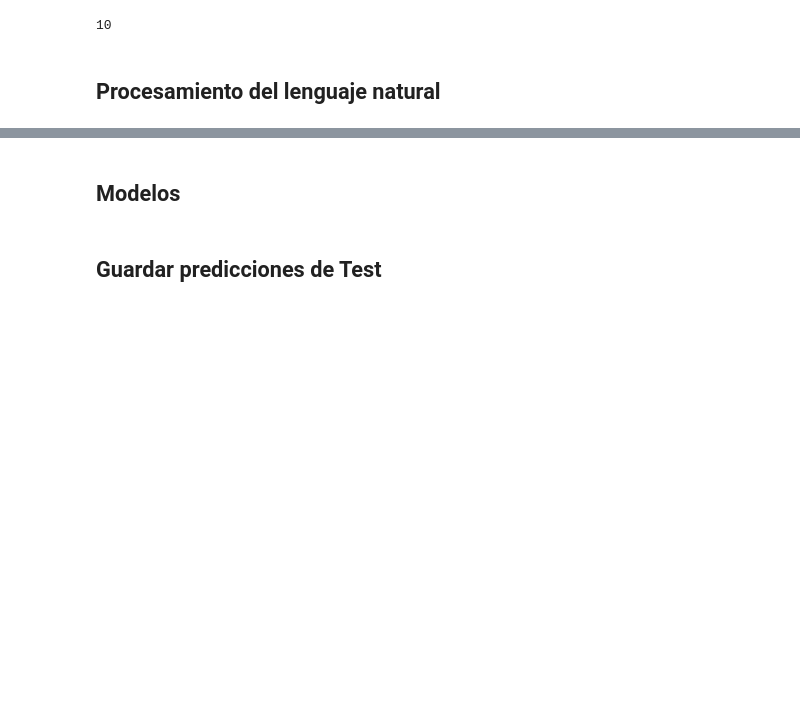
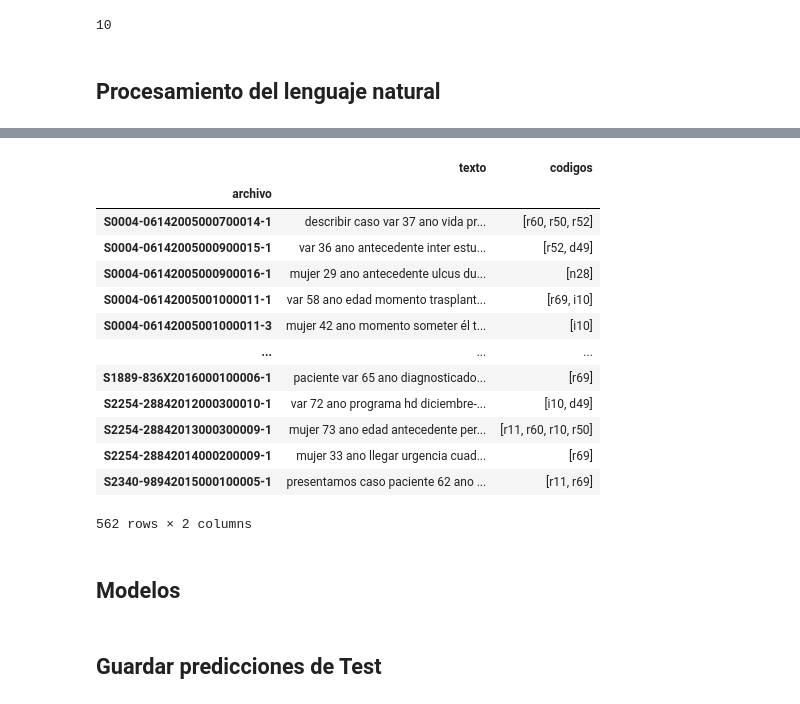
Before and after one commit to oscabaAED/MedChallenge-NLP, a Jupyter notebook: MedChallenge_alumno_GrupoXX.ipynb, the cells around one changed output, grey strips where cells are left out. Cells and saved outputs as stored; diff of their text form; code cells hidden in the pictures; blank space fills up the shorter version.

```diff
--- a/MedChallenge_alumno_GrupoXX.ipynb
+++ b/MedChallenge_alumno_GrupoXX.ipynb
@@ -128,3 +166,37 @@ print(num_classes[0])
+# %%
+import spacy
+nlp=spacy.load("es_core_news_md")
+def normalize_document(doc):
+    # separamos en tokens
+    tokens = nlp(doc)
+    # quitamos puntuación/espacios y stopwords
+    filtered_tokens = [
+    t.lemma_.lower()
+    for t in tokens
+    if not t.is_stop and not t.is_punct and not t.is_space
+    ]
+    # juntamos de nuevo en una cadena
+    doc = ' '.join(filtered_tokens)
+    return doc
+
+df_train_clean["texto"] = df_train_clean["texto"].apply(normalize_document)
+
+df_train_clean
+# %% [output]
+|  | texto | codigos |
+| archivo |  |  |
+| S0004-06142005000700014-1 | describir caso var 37 ano vida pr... | [r60, r50, r52] |
+| S0004-06142005000900015-1 | var 36 ano antecedente inter estu... | [r52, d49] |
+| S0004-06142005000900016-1 | mujer 29 ano antecedente ulcus du... | [n28] |
+| S0004-06142005001000011-1 | var 58 ano edad momento trasplant... | [r69, i10] |
+| S0004-06142005001000011-3 | mujer 42 ano momento someter él t... | [i10] |
+| ... | ... | ... |
+| S1889-836X2016000100006-1 | paciente var 65 ano diagnosticado... | [r69] |
+| S2254-28842012000300010-1 | var 72 ano programa hd diciembre-... | [i10, d49] |
+| S2254-28842013000300009-1 | mujer 73 ano edad antecedente per... | [r11, r60, r10, r50] |
+| S2254-28842014000200009-1 | mujer 33 ano llegar urgencia cuad... | [r69] |
+| S2340-98942015000100005-1 | presentamos caso paciente 62 ano ... | [r11, r69] |
+562 rows × 2 columns
 # %% [markdown]
 ## Modelos
 # %% [markdown]
```
Also changed, not shown: parts of 9 cells of this notebook.
